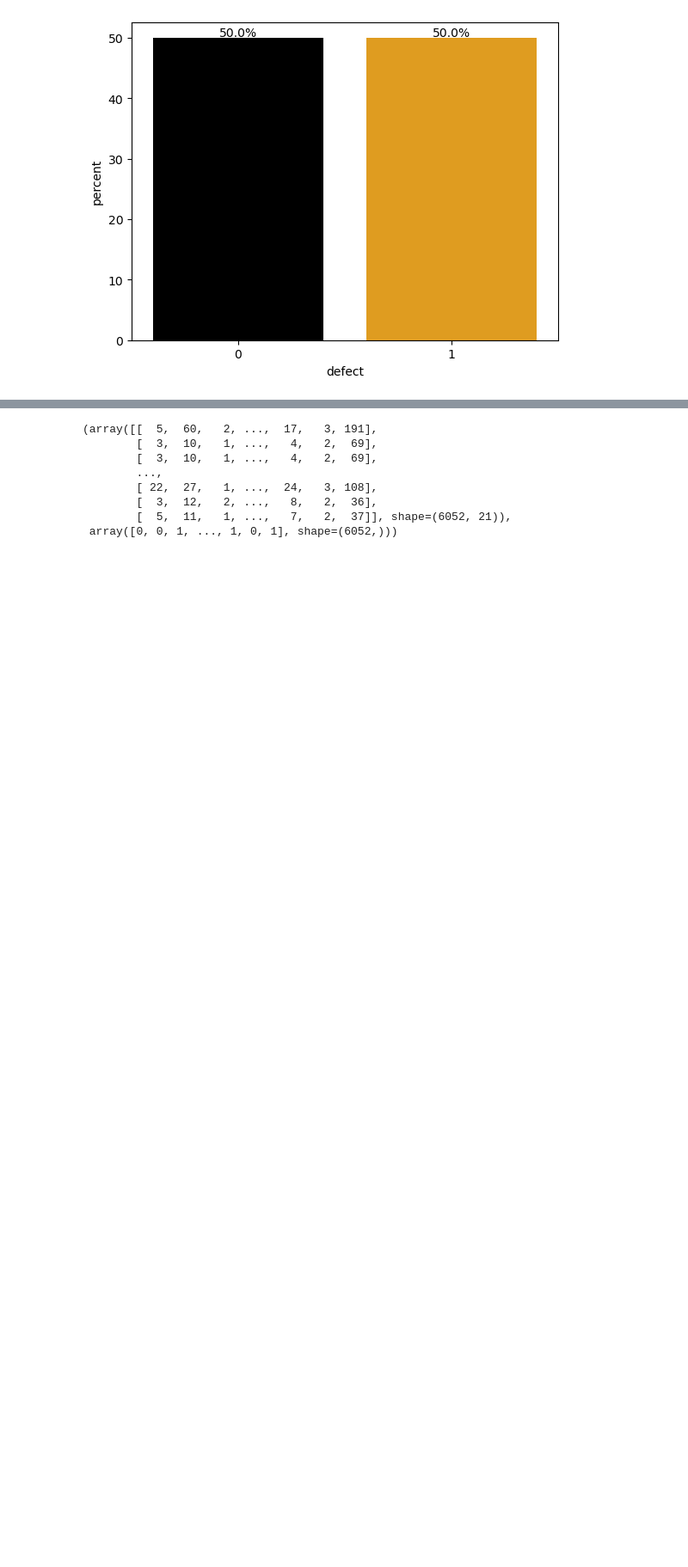
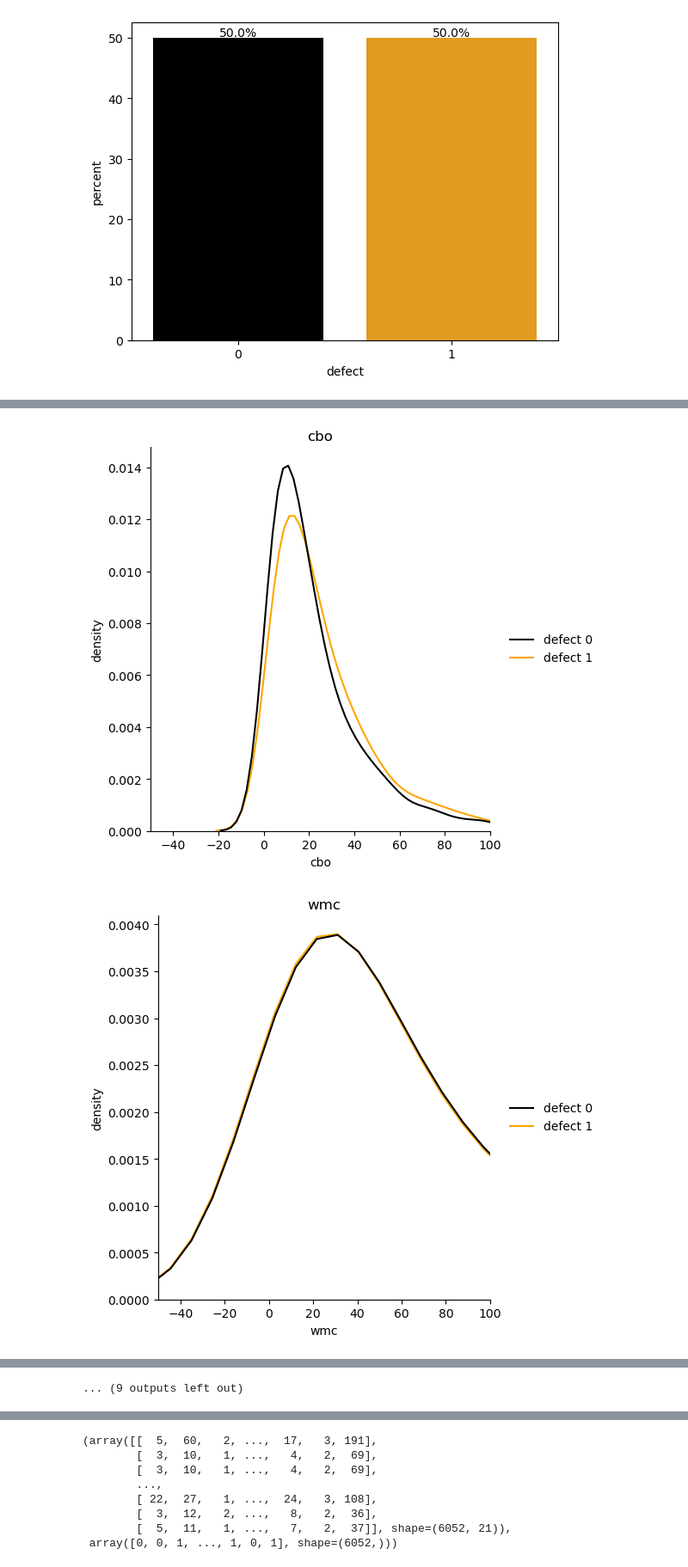
Before and after one commit to Makiavelly/ML-CMP-Different-Models, a Jupyter notebook: mldifmod.ipynb, the cells around one changed output, grey strips where cells are left out. Shown at 86% size. Drawn from its saved outputs; the diff is of its cells as text; code cells hidden in the pictures; blank space fills up the shorter version.

```diff
--- a/mldifmod.ipynb
+++ b/mldifmod.ipynb
@@ -107,0 +150,6 @@ for p in ax.patches:
+# %%
+for feature in dataset.columns.values[:-1]:
+    draw_kde_feature_defects(feature, 100)
+# %% [output]
+[figure, added]
+[figure, added]
@@ -107,0 +166 @@ for p in ax.patches:
+... (9 outputs left out)
```
Also changed, not shown: parts of 15 cells of this notebook.
